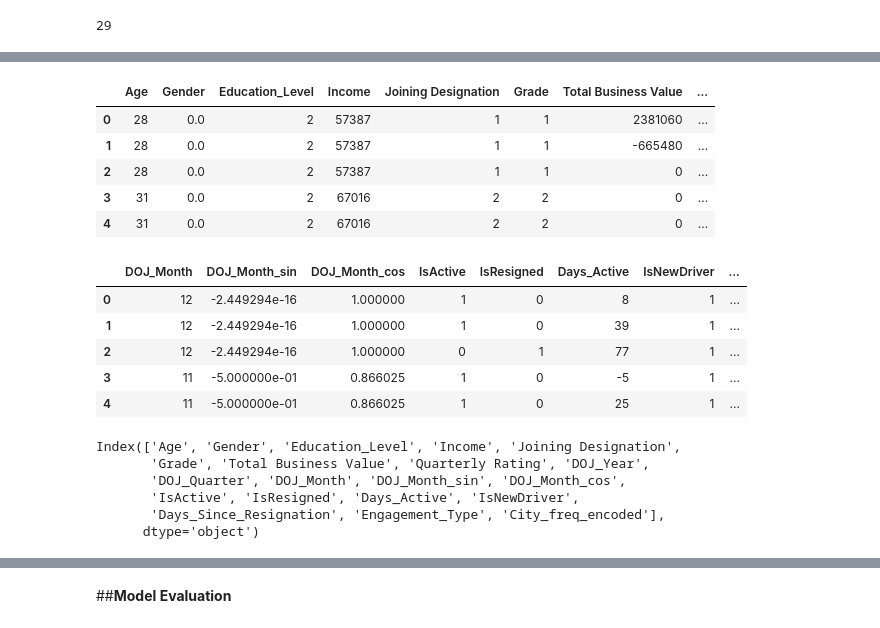
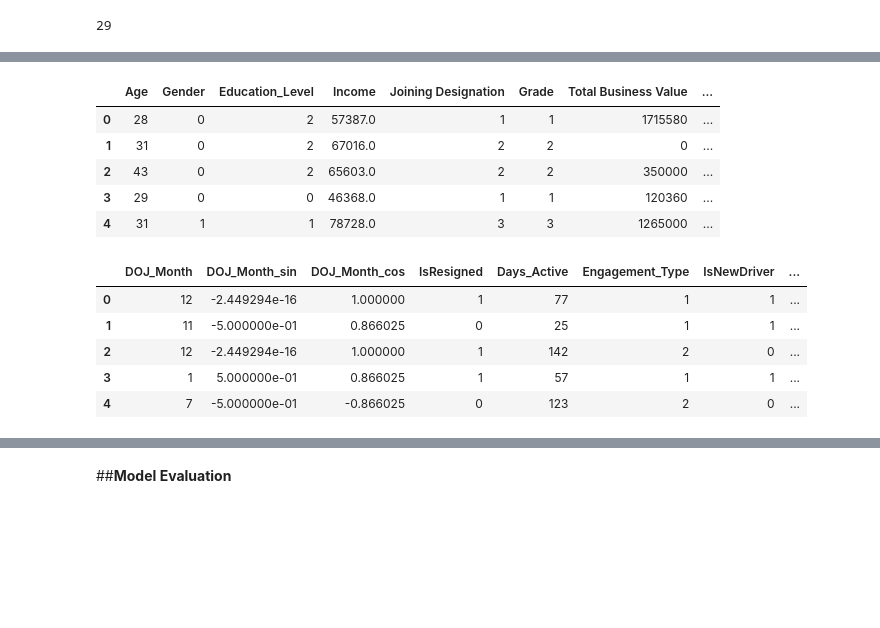
Before and after one commit to akshaykumar2972/POC2025, a Jupyter notebook: POC_Ola.ipynb, the cells around one changed output, grey strips where cells are left out. Drawn from its saved outputs; the diff is of its cells as text; code cells hidden in the pictures; blank space fills up the shorter version.

```diff
--- a/POC_Ola.ipynb
+++ b/POC_Ola.ipynb
@@ -145,2 +124,5 @@ np.int64(52)
+# %%
+gender_map = df_original.dropna(subset=['Gender']).groupby('Driver_ID')['Gender'].first()
+df_original['Gender'] = df_original['Gender'].fillna(df_original['Driver_ID'].map(gender_map))
 # %%
 df_original['Gender'].replace({0.0:'Male', 1.0:'Female'}, inplace=True)
@@ -214,0 +248,14 @@ df_original.describe(include='object')
+# %%
+aggregated_df = df_original.groupby('Driver_ID').agg({'Monthly Reporting Date': 'max'                           # Most recent record/reporting
+                                                      , 'Age': 'max'                                            # most recent age
+                                                      , 'Gender': 'first'                                       # static
+                                                      , 'City': 'first'                                         # static
+                                                      , 'Education_Level': 'first'                              # static
+                                                      , 'Income': 'mean'                                        # average income
+                                                      , 'Dateofjoining': 'first'                                # static
+                                                      , 'LastWorkingDate': lambda x: x[x.notna()].min()         # for reference
+                                                      , 'Joining Designation': 'first'                          # static
+                                                      , 'Grade': 'last'                                         # most recent grade
+                                                      , 'Total Business Value': 'sum'                           # cumulative performance
+                                                      , 'Quarterly Rating': 'mean'                              # average performance
+                                                      }).reset_index()
@@ -215,7 +310,7 @@ df_original.describe(include='object')
 # %% [markdown]
 ##**Creating new features**
 # %%
-df1 = df_original.copy()
+df1 = aggregated_df.copy()
 # %%
 df1['DOJ_Year'] = pd.to_datetime(df1['Dateofjoining']).dt.year
 df1['DOJ_Quarter'] = pd.to_datetime(df1['Dateofjoining']).dt.quarter
@@ -223,7 +318,6 @@ df1['DOJ_Month'] = pd.to_datetime(df1['Dateofjoining']).dt.month
 df1['DOJ_Month_sin'] = np.sin(2 * np.pi * df1['DOJ_Month'] / 12)
 df1['DOJ_Month_cos'] = np.cos(2 * np.pi * df1['DOJ_Month'] / 12)
 # %%
-df1['IsActive'] = df1['LastWorkingDate'].isna().astype(int)
 df1['IsResigned'] = (~df1['LastWorkingDate'].isna()).astype(int)
 # %%
 df1['LWD_Filled'] = df1['LastWorkingDate'].fillna(df1['Monthly Reporting Date'])
@@ -402,27 +431,18 @@ memory usage: 2.7 MB
 # %%
-dfs.iloc[:5, :10]
+dfe.iloc[:5, :10]
 # %% [output]
 |  | Age | Gender | Education_Level | Income | Joining Designation | Grade | Total Business Value | ... |
-| 0 | 28 | 0.0 | 2 | 57387 | 1 | 1 | 2381060 | ... |
-| 1 | 28 | 0.0 | 2 | 57387 | 1 | 1 | -665480 | ... |
-| 2 | 28 | 0.0 | 2 | 57387 | 1 | 1 | 0 | ... |
-| 3 | 31 | 0.0 | 2 | 67016 | 2 | 2 | 0 | ... |
-| 4 | 31 | 0.0 | 2 | 67016 | 2 | 2 | 0 | ... |
+| 0 | 28 | 0 | 2 | 57387.0 | 1 | 1 | 1715580 | ... |
+| 1 | 31 | 0 | 2 | 67016.0 | 2 | 2 | 0 | ... |
+| 2 | 43 | 0 | 2 | 65603.0 | 2 | 2 | 350000 | ... |
+| 3 | 29 | 0 | 0 | 46368.0 | 1 | 1 | 120360 | ... |
+| 4 | 31 | 1 | 1 | 78728.0 | 3 | 3 | 1265000 | ... |
 # %%
-dfs.iloc[:5, 10:]
+dfe.iloc[:5, 10:]
 # %% [output]
-|  | DOJ_Month | DOJ_Month_sin | DOJ_Month_cos | IsActive | IsResigned | Days_Active | IsNewDriver | ... |
-| 0 | 12 | -2.449294e-16 | 1.000000 | 1 | 0 | 8 | 1 | ... |
-| 1 | 12 | -2.449294e-16 | 1.000000 | 1 | 0 | 39 | 1 | ... |
-| 2 | 12 | -2.449294e-16 | 1.000000 | 0 | 1 | 77 | 1 | ... |
-| 3 | 11 | -5.000000e-01 | 0.866025 | 1 | 0 | -5 | 1 | ... |
-| 4 | 11 | -5.000000e-01 | 0.866025 | 1 | 0 | 25 | 1 | ... |
+|  | DOJ_Month | DOJ_Month_sin | DOJ_Month_cos | IsResigned | Days_Active | Engagement_Type | IsNewDriver | ... |
+| 0 | 12 | -2.449294e-16 | 1.000000 | 1 | 77 | 1 | 1 | ... |
+| 1 | 11 | -5.000000e-01 | 0.866025 | 0 | 25 | 1 | 1 | ... |
+| 2 | 12 | -2.449294e-16 | 1.000000 | 1 | 142 | 2 | 0 | ... |
+| 3 | 1 | 5.000000e-01 | 0.866025 | 1 | 57 | 1 | 1 | ... |
+| 4 | 7 | -5.000000e-01 | -0.866025 | 0 | 123 | 2 | 0 | ... |
-# %%
-dfs.columns
-# %% [output]
-Index(['Age', 'Gender', 'Education_Level', 'Income', 'Joining Designation',
-       'Grade', 'Total Business Value', 'Quarterly Rating', 'DOJ_Year',
-       'DOJ_Quarter', 'DOJ_Month', 'DOJ_Month_sin', 'DOJ_Month_cos',
-       'IsActive', 'IsResigned', 'Days_Active', 'IsNewDriver',
-       'Days_Since_Resignation', 'Engagement_Type', 'City_freq_encoded'],
-      dtype='object')
```
Also changed, not shown: parts of 88 cells of this notebook.
